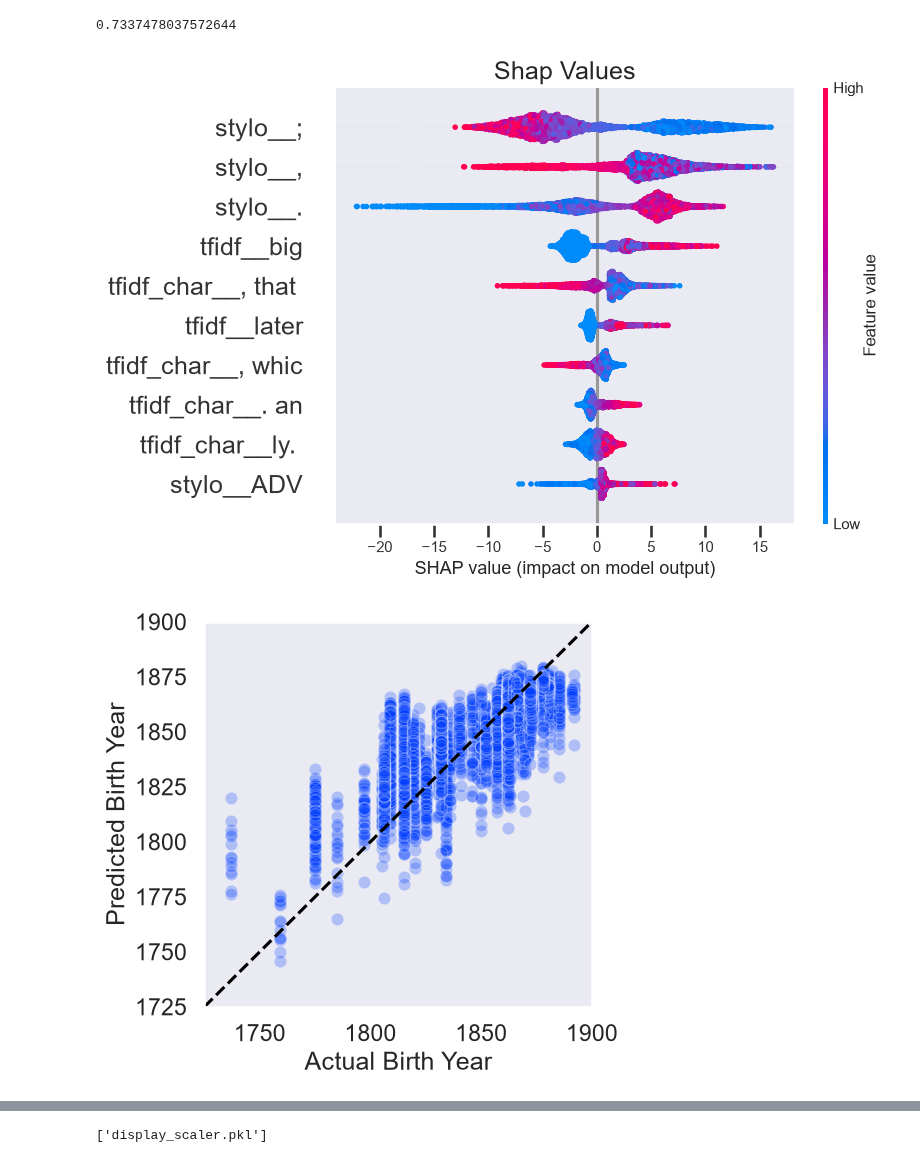
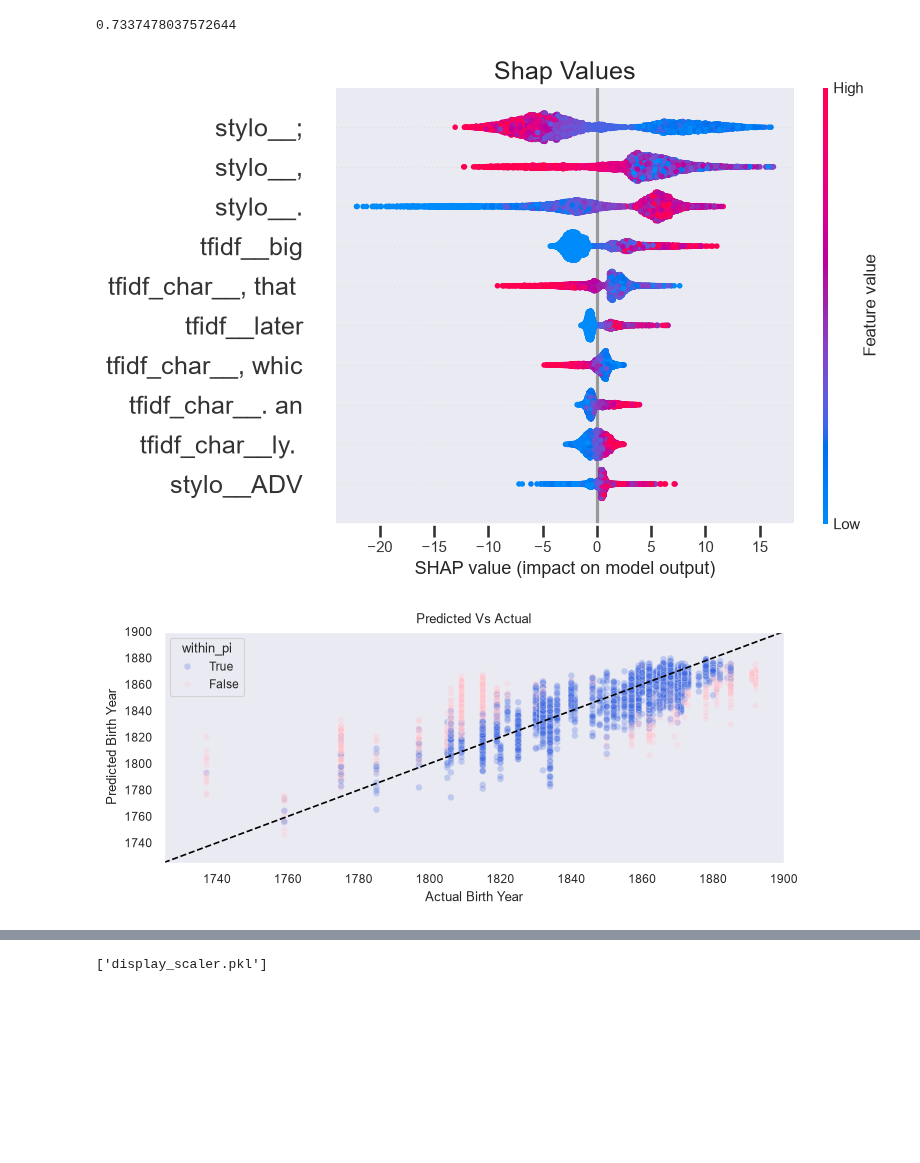
Before and after one commit to Menachem631/author-birth-year, a Jupyter notebook: Begin2.ipynb, the cells around one changed output, grey strips where cells are left out. Saved outputs shown, nothing was run; the diff lists cells and outputs as text; code cells hidden in the pictures; blank space fills up the shorter version.

Commit message:
added more charts, improved formatting, added example

```diff
--- a/Begin2.ipynb
+++ b/Begin2.ipynb
@@ -24,7 +24,7 @@ from scipy.sparse import csr_matrix
 from sklearn.preprocessing import FunctionTransformer, StandardScaler
 from nltk import word_tokenize, sent_tokenize
 import seaborn as sns
-sns.set_theme(context='talk', style = 'ticks', palette = 'bright')
+sns.set_theme(context='paper', style = 'ticks', palette = 'bright')
 sns.set_style('dark')
 import matplotlib.pyplot as plt
 import spacy
@@ -34,6 +34,7 @@ from collections import Counter
 from features import CleanText, StylometricFeatures
 from mapie.regression import MapieQuantileRegressor
 import shap
+import statsmodels
 nlp = spacy.load('en_core_web_sm', disable=['parser', 'ner', 'lemmatizer'])
 nlp.add_pipe('sentencizer')
 # %% [output]
@@ -830,19 +832,32 @@ explainer = shap.TreeExplainer(median_model)
 shap_values = explainer(X_validate_features)
 # %%
+plt.figure(figsize=(8,3))
 shap.summary_plot(shap_values, X_validate_features, names_raw, show=False, max_display = 10)
 plt.yticks(fontsize = 18)
 plt.title('Shap Values')
 plt.savefig(r"C:\Users\menac\PycharmProjects\Text Analysis\charts\shap.png", bbox_inches = 'tight', pad_inches = 0.1)
 # %% [output]
-[figure, old version]
+[figure, new version]
+# %%
+lower = y_validate_pis[:,0,:].reshape(-1)
+upper = y_validate_pis[:,1,:].reshape(-1)
+results_df = pd.DataFrame(y_validate.values, columns = ['act_yr'])
+results_df['pred_yr'] = y_validate_pred
+results_df['resid'] = results_df['act_yr'] - results_df['pred_yr']
+results_df['abs_resid'] = abs(results_df['act_yr'] - results_df['pred_yr'])
+results_df['lower'] = lower
+results_df['upper'] = upper
+results_df['pi_width'] = results_df.upper - results_df.lower
+results_df['within_pi'] = (results_df['act_yr'] <= results_df['upper']) & (results_df['act_yr'] >= results_df['lower'])
 # %%
-ax = plt.figure(figsize=(5,5))
-sns.scatterplot(x=y_validate, y=y_validate_pred, alpha = 0.25)
+ax = plt.figure(figsize=(8,3))
+sns.scatterplot(data=results_df, x='act_yr', y='pred_yr', alpha = 0.25, hue='within_pi', hue_order=[True, False], palette=['royalblue', 'pink'])
 plt.xlim(1725, 1900)
-plt.ylim(1725,1900)
+plt.ylim(1725, 1900)
 plt.axline(xy1=(1800,1800), slope = 1, linestyle = '--', color = 'black')
 plt.xlabel('Actual Birth Year')
 plt.ylabel('Predicted Birth Year')
+plt.title('Predicted Vs Actual')
 plt.savefig(r"C:\Users\menac\PycharmProjects\Text Analysis\charts\actual_vs_pred.png", bbox_inches = 'tight', pad_inches = 0.1)
 # %% [output]
-[figure, old version]
+[figure, new version]
```
Also changed, not shown: parts of 11 cells of this notebook, 11 other files.
